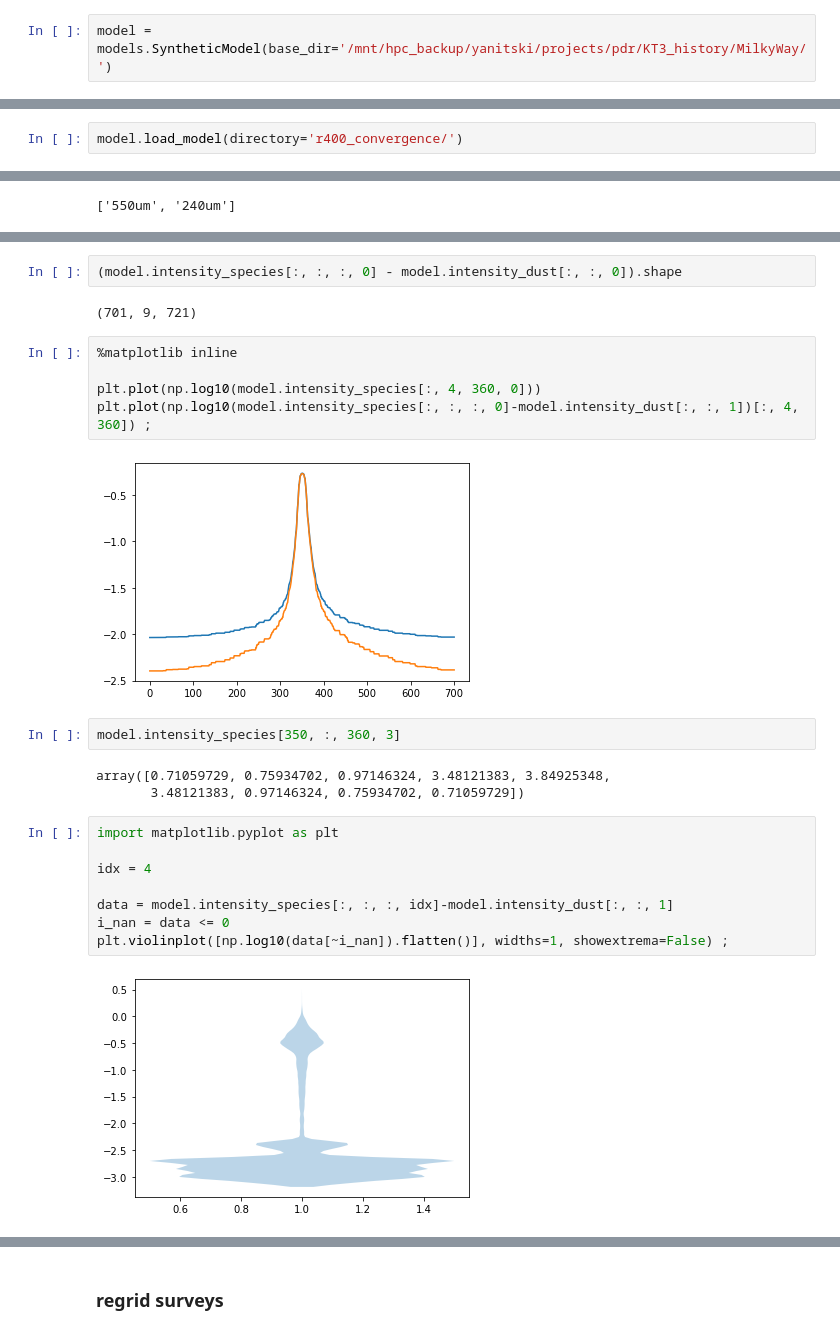
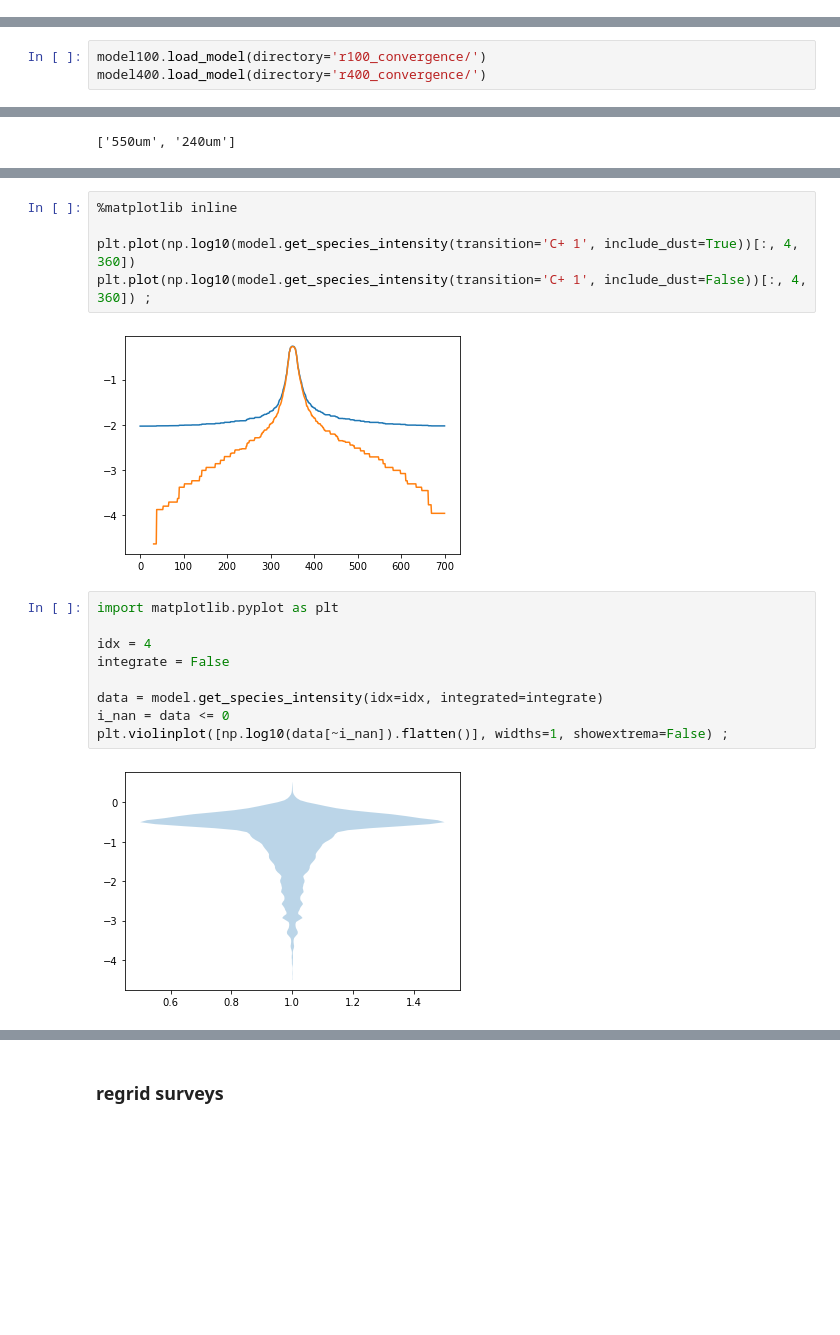
Before and after one commit to CraigYanitski/kosmatau3d, a Jupyter notebook: notebooks/model selection/model_comparison.ipynb, the cells around one changed output, grey strips where cells are left out. Cells and saved outputs as stored; diff of their text form; blank space fills up the shorter version.

Commit message:
further testing of SyntheticModel
* new hexbin plotting

```diff
--- a/notebooks/model selection/model_comparison.ipynb
+++ b/notebooks/model selection/model_comparison.ipynb
@@ -160,5 +160,3 @@ model = SyntheticModel()
 model.load_model(base_dir.replace('observational_data', 'KT3_history') + 'r400_modtest/')
 # %% [markdown]
 #### functionality
-# %%
-model = models.SyntheticModel(base_dir='/mnt/hpc_backup/yanitski/projects/pdr/KT3_history/MilkyWay/')
@@ -165,5 +167,6 @@ model = models.SyntheticModel(base_dir='/mnt/hpc_backup/yanitski/projects/pdr/KT
 # %%
-model.load_model(directory='r400_convergence/')
+model100.load_model(directory='r100_convergence/')
+model400.load_model(directory='r400_convergence/')
 # %%
 model.get_dust_wavelengths()
 # %% [output]
@@ -291,26 +234,18 @@ model.intensity_dust.shape
-# %%
-(model.intensity_species[:, :, :, 0] - model.intensity_dust[:, :, 0]).shape
-# %% [output]
-(701, 9, 721)
 # %%
 %matplotlib inline
 
-plt.plot(np.log10(model.intensity_species[:, 4, 360, 0]))
-plt.plot(np.log10(model.intensity_species[:, :, :, 0]-model.intensity_dust[:, :, 1])[:, 4, 360]) ;
+plt.plot(np.log10(model.get_species_intensity(transition='C+ 1', include_dust=True))[:, 4, 360])
+plt.plot(np.log10(model.get_species_intensity(transition='C+ 1', include_dust=False))[:, 4, 360]) ;
 # %% [output]
-[figure, old version]
+[figure, new version]
-# %%
-model.intensity_species[350, :, 360, 3]
-# %% [output]
-array([0.71059729, 0.75934702, 0.97146324, 3.48121383, 3.84925348,
-       3.48121383, 0.97146324, 0.75934702, 0.71059729])
 # %%
 import matplotlib.pyplot as plt
 
 idx = 4
+integrate = False
 
-data = model.intensity_species[:, :, :, idx]-model.intensity_dust[:, :, 1]
+data = model.get_species_intensity(idx=idx, integrated=integrate)
 i_nan = data <= 0
 plt.violinplot([np.log10(data[~i_nan]).flatten()], widths=1, showextrema=False) ;
 # %% [output]
-[figure, old version]
+[figure, new version]
```
Also changed, not shown: parts of 25 cells of this notebook, 3 other files.
